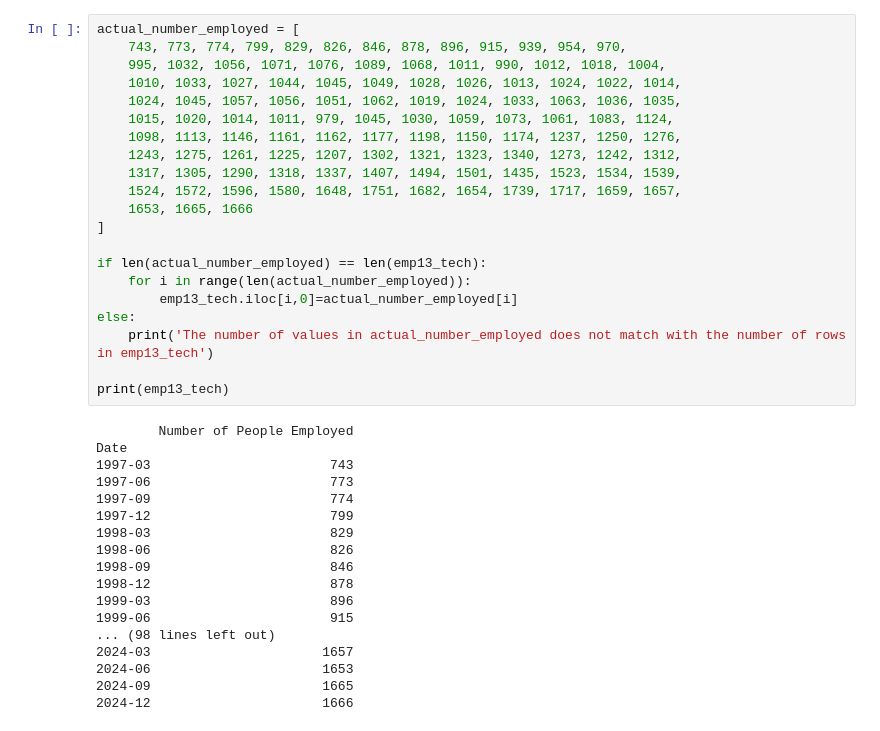
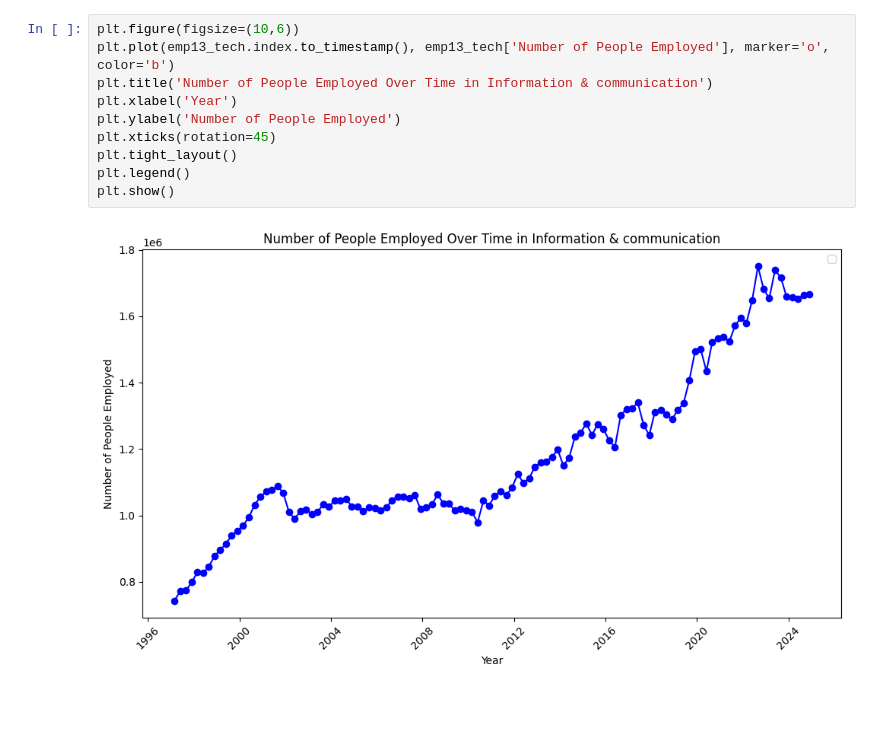
Before and after one commit to MarilynDCosta/Individual-Project, a Jupyter notebook: Data_Processing_Assimilated_Data.ipynb, the cells around one changed output. Drawn from its saved outputs; the diff is of its cells as text; blank space fills up the shorter version.

```diff
--- a/Data_Processing_Assimilated_Data.ipynb
+++ b/Data_Processing_Assimilated_Data.ipynb
@@ -60,43 +71,16 @@ Date
 2024-06                   1652897
 2024-09                   1665279
 2024-12                   1666355
-# %%
-actual_number_employed = [
-    743, 773, 774, 799, 829, 826, 846, 878, 896, 915, 939, 954, 970,
-    995, 1032, 1056, 1071, 1076, 1089, 1068, 1011, 990, 1012, 1018, 1004,
-    1010, 1033, 1027, 1044, 1045, 1049, 1028, 1026, 1013, 1024, 1022, 1014,
-    1024, 1045, 1057, 1056, 1051, 1062, 1019, 1024, 1033, 1063, 1036, 1035,
-    1015, 1020, 1014, 1011, 979, 1045, 1030, 1059, 1073, 1061, 1083, 1124,
-    1098, 1113, 1146, 1161, 1162, 1177, 1198, 1150, 1174, 1237, 1250, 1276,
-    1243, 1275, 1261, 1225, 1207, 1302, 1321, 1323, 1340, 1273, 1242, 1312,
-    1317, 1305, 1290, 1318, 1337, 1407, 1494, 1501, 1435, 1523, 1534, 1539,
-    1524, 1572, 1596, 1580, 1648, 1751, 1682, 1654, 1739, 1717, 1659, 1657,
-    1653, 1665, 1666
-]
-
-if len(actual_number_employed) == len(emp13_tech):
-    for i in range(len(actual_number_employed)):
-        emp13_tech.iloc[i,0]=actual_number_employed[i]
-else:
-    print('The number of values in actual_number_employed does not match with the number of rows in emp13_tech')
-
-print(emp13_tech)
-# %% [output]
-        Number of People Employed
-Date
-1997-03                       743
-1997-06                       773
-1997-09                       774
-1997-12                       799
-1998-03                       829
-1998-06                       826
-1998-09                       846
-1998-12                       878
-1999-03                       896
-1999-06                       915
-... (98 lines left out)
-2024-03                      1657
-2024-06                      1653
-2024-09                      1665
-2024-12                      1666
+# %%
+plt.figure(figsize=(10,6))
+plt.plot(emp13_tech.index.to_timestamp(), emp13_tech['Number of People Employed'], marker='o', color='b')
+plt.title('Number of People Employed Over Time in Information & communication')
+plt.xlabel('Year')
+plt.ylabel('Number of People Employed')
+plt.xticks(rotation=45)
+plt.tight_layout()
+plt.legend()
+plt.show()
+# %% [output]
+[figure, added]
 # %%
```
Also changed, not shown: parts of 9 cells of this notebook.
